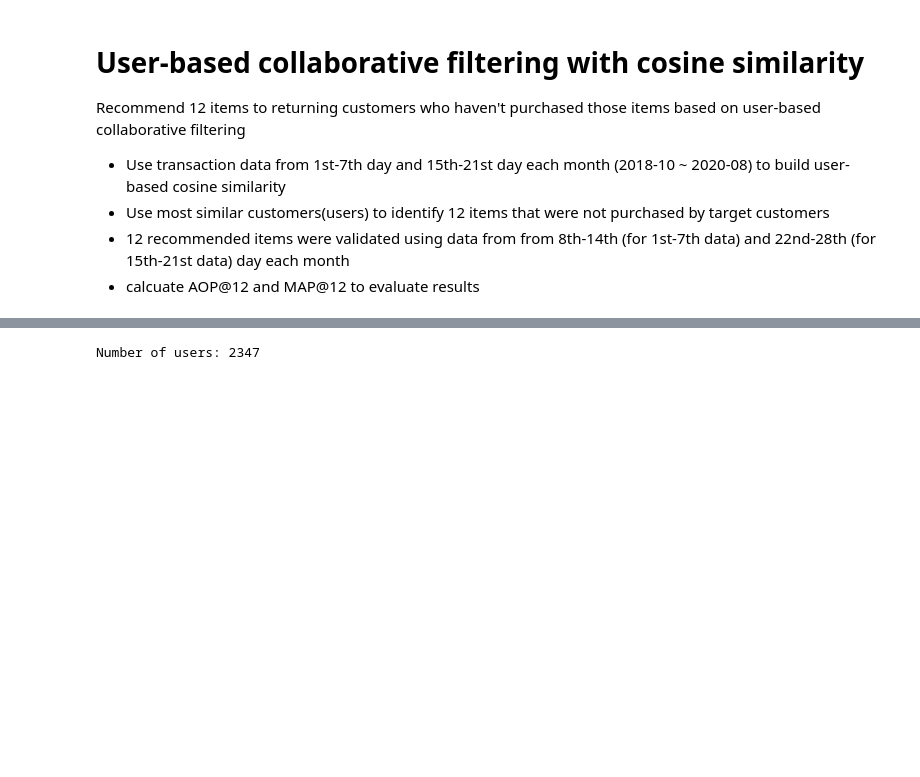
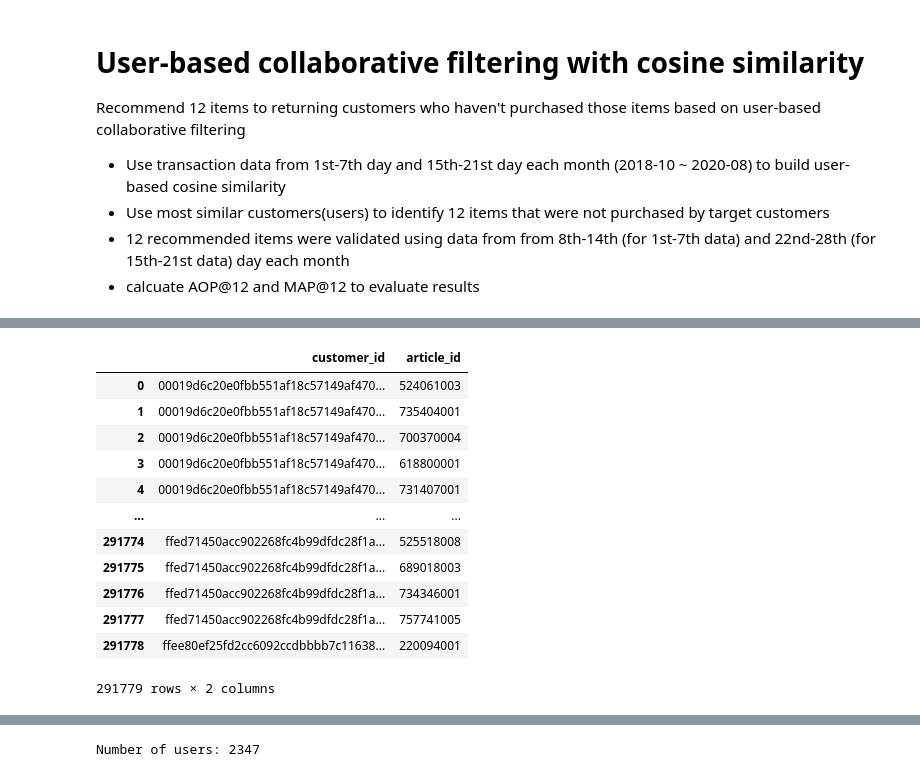
Before and after one commit to alexkychen/HMproduct, a Jupyter notebook: notebook/User-based collaborative filtering with cosine similarity.ipynb, the cells around one changed output, grey strips where cells are left out. Saved outputs shown, nothing was run; the diff lists cells and outputs as text; code cells hidden in the pictures; blank space fills up the shorter version.

```diff
--- a/notebook/User-based collaborative filtering with cosine similarity.ipynb
+++ b/notebook/User-based collaborative filtering with cosine similarity.ipynb
@@ -18,0 +46,21 @@ Wall time: 22 s
+# %%
+mask_train = transaction_subset.week == 18
+X_train = transaction_subset.loc[mask_train].reset_index(drop=True)[['customer_id','article_id']]
+mask_test = transaction_subset.week == 19
+X_test = transaction_subset.loc[mask_test].reset_index(drop=True)[['customer_id','article_id']]
+# %%
+X_train
+# %% [output]
+|  | customer_id | article_id |
+| 0 | 00019d6c20e0fbb551af18c57149af470... | 524061003 |
+| 1 | 00019d6c20e0fbb551af18c57149af470... | 735404001 |
+| 2 | 00019d6c20e0fbb551af18c57149af470... | 700370004 |
+| 3 | 00019d6c20e0fbb551af18c57149af470... | 618800001 |
+| 4 | 00019d6c20e0fbb551af18c57149af470... | 731407001 |
+| ... | ... | ... |
+| 291774 | ffed71450acc902268fc4b99dfdc28f1a... | 525518008 |
+| 291775 | ffed71450acc902268fc4b99dfdc28f1a... | 689018003 |
+| 291776 | ffed71450acc902268fc4b99dfdc28f1a... | 734346001 |
+| 291777 | ffed71450acc902268fc4b99dfdc28f1a... | 757741005 |
+| 291778 | ffee80ef25fd2cc6092ccdbbbb7c11638... | 220094001 |
+291779 rows × 2 columns
```
Also changed, not shown: parts of 6 cells of this notebook, 4 other files.
